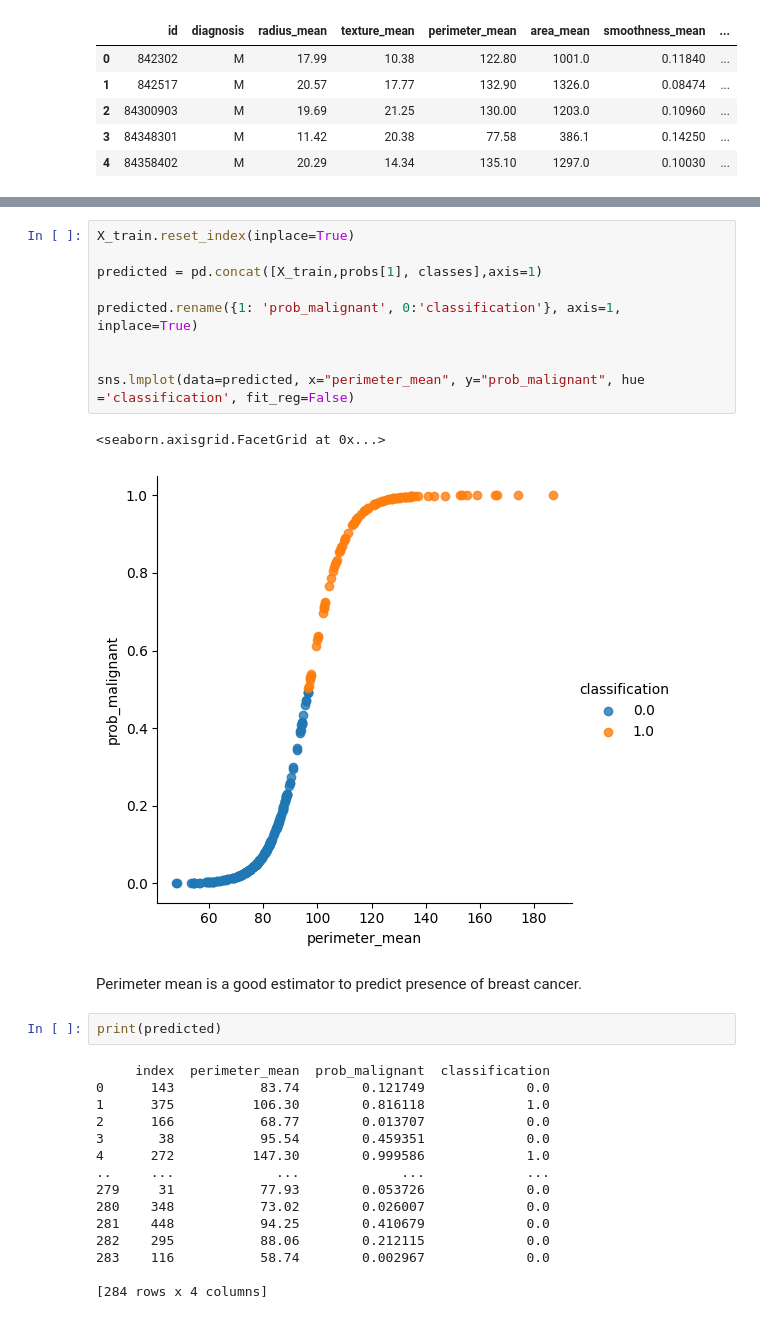
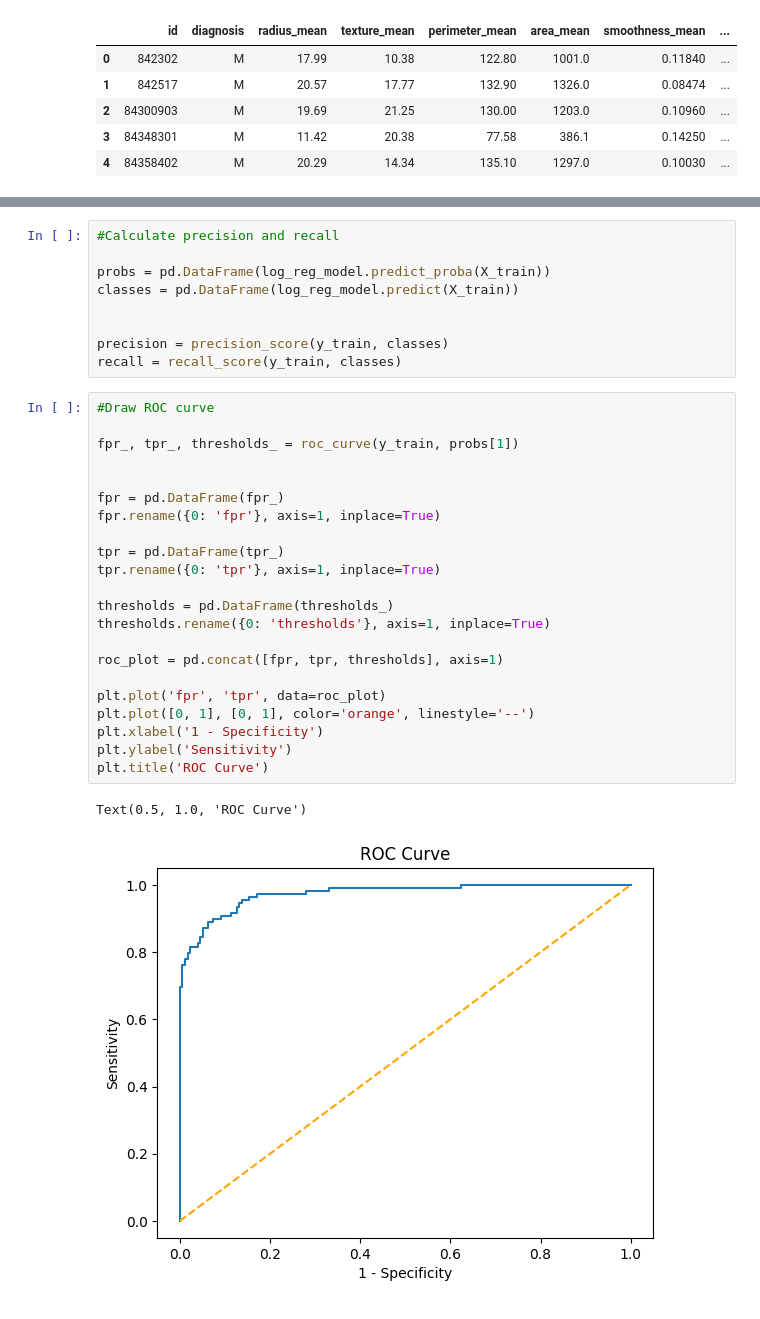
Before and after one commit to EricAndradeNJIT/data-analytics-folder, a Jupyter notebook: Logistic_Regression_Breast_Cancer.ipynb, the cells around one changed output, grey strips where cells are left out. Drawn from its saved outputs; the diff is of its cells as text.

```diff
--- a/Logistic_Regression_Breast_Cancer.ipynb
+++ b/Logistic_Regression_Breast_Cancer.ipynb
@@ -136,31 +132,34 @@ print(classes_.shape)
-# %%
-X_train.reset_index(inplace=True)
-
-predicted = pd.concat([X_train,probs[1], classes],axis=1)
-
-predicted.rename({1: 'prob_malignant', 0:'classification'}, axis=1, inplace=True)
-
-
-sns.lmplot(data=predicted, x="perimeter_mean", y="prob_malignant", hue ='classification', fit_reg=False)
-# %% [output]
-<seaborn.axisgrid.FacetGrid at 0x...>
-[figure, removed]
-# %% [markdown]
-Perimeter mean is a good estimator to predict presence of breast cancer.
-# %%
-print(predicted)
-# %% [output]
-     index  perimeter_mean  prob_malignant  classification
-0      143           83.74        0.121749             0.0
-1      375          106.30        0.816118             1.0
-2      166           68.77        0.013707             0.0
-3       38           95.54        0.459351             0.0
-4      272          147.30        0.999586             1.0
-..     ...             ...             ...             ...
-279     31           77.93        0.053726             0.0
-280    348           73.02        0.026007             0.0
-281    448           94.25        0.410679             0.0
-282    295           88.06        0.212115             0.0
-283    116           58.74        0.002967             0.0
-
-[284 rows x 4 columns]
+# %%
+#Calculate precision and recall
+
+probs = pd.DataFrame(log_reg_model.predict_proba(X_train))
+classes = pd.DataFrame(log_reg_model.predict(X_train))
+
+
+precision = precision_score(y_train, classes)
+recall = recall_score(y_train, classes)
+# %%
+#Draw ROC curve
+
+fpr_, tpr_, thresholds_ = roc_curve(y_train, probs[1])
+
+
+fpr = pd.DataFrame(fpr_)
+fpr.rename({0: 'fpr'}, axis=1, inplace=True)
+
+tpr = pd.DataFrame(tpr_)
+tpr.rename({0: 'tpr'}, axis=1, inplace=True)
+
+thresholds = pd.DataFrame(thresholds_)
+thresholds.rename({0: 'thresholds'}, axis=1, inplace=True)
+
+roc_plot = pd.concat([fpr, tpr, thresholds], axis=1)
+
+plt.plot('fpr', 'tpr', data=roc_plot)
+plt.plot([0, 1], [0, 1], color='orange', linestyle='--')
+plt.xlabel('1 - Specificity')
+plt.ylabel('Sensitivity')
+plt.title('ROC Curve')
+# %% [output]
+Text(0.5, 1.0, 'ROC Curve')
+[figure, added]
```
Also changed, not shown: parts of 20 cells of this notebook.
